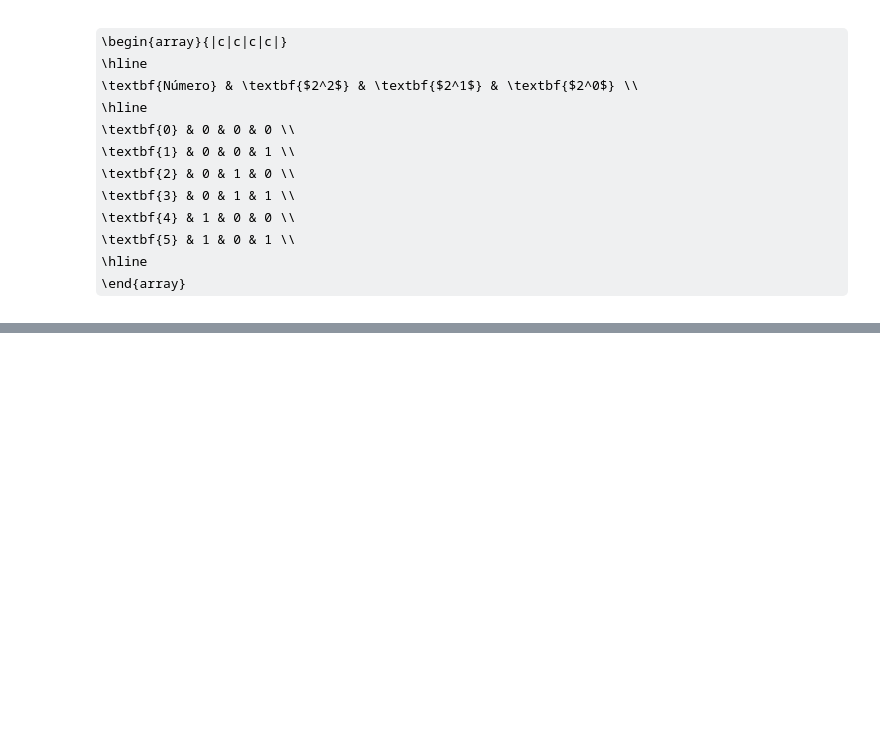
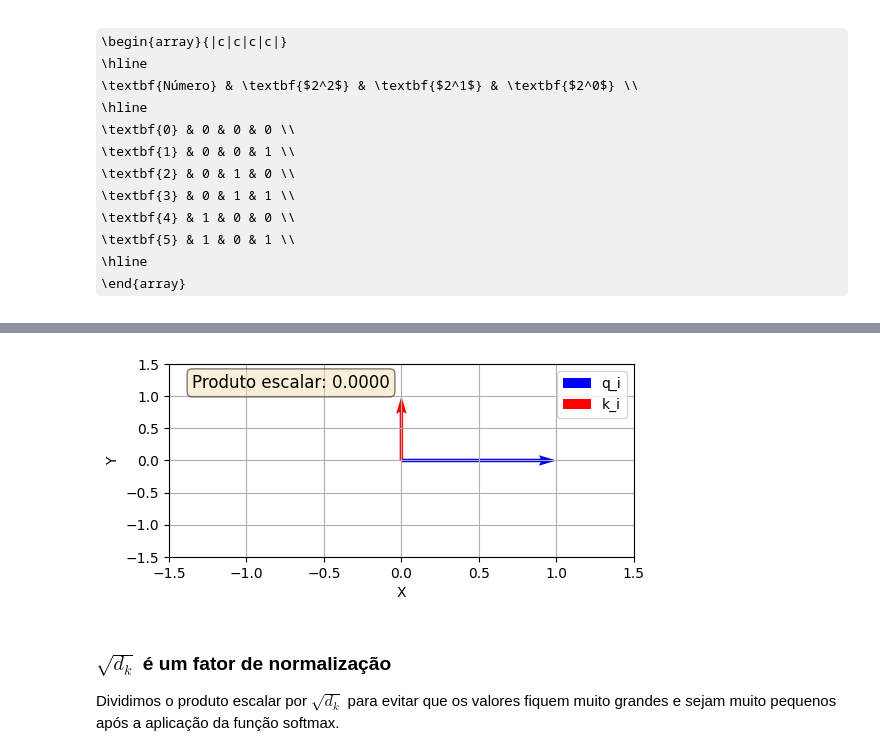
Before and after one commit to peuBouzon/workshop-transformers, a Jupyter notebook: blocks/word_to_numbers.ipynb, the cells around one changed output, grey strips where cells are left out. Cells and saved outputs as stored; diff of their text form; code cells hidden in the pictures; some formulas as TeX source; blank space fills up the shorter version.

```diff
--- a/blocks/word_to_numbers.ipynb
+++ b/blocks/word_to_numbers.ipynb
@@ -326,0 +456,12 @@ plot_positional_embeddings()
+# %%
+from utils import plot_tensors_2d
+
+q_i = torch.tensor([1, 0]).float()
+k_i = torch.tensor([0, 1]).float()
+plot_tensors_2d(q_i, k_i, q_i @ k_i)
+# %% [output]
+[figure, added]
+# %% [markdown]
+### $\sqrt{d_k}$ é um fator de normalização
+
+Dividimos o produto escalar por $\sqrt{d_k}$ para evitar que os valores fiquem muito grandes e sejam muito pequenos após a aplicação da função softmax.
```
Also changed, not shown: parts of 20 cells of this notebook.
